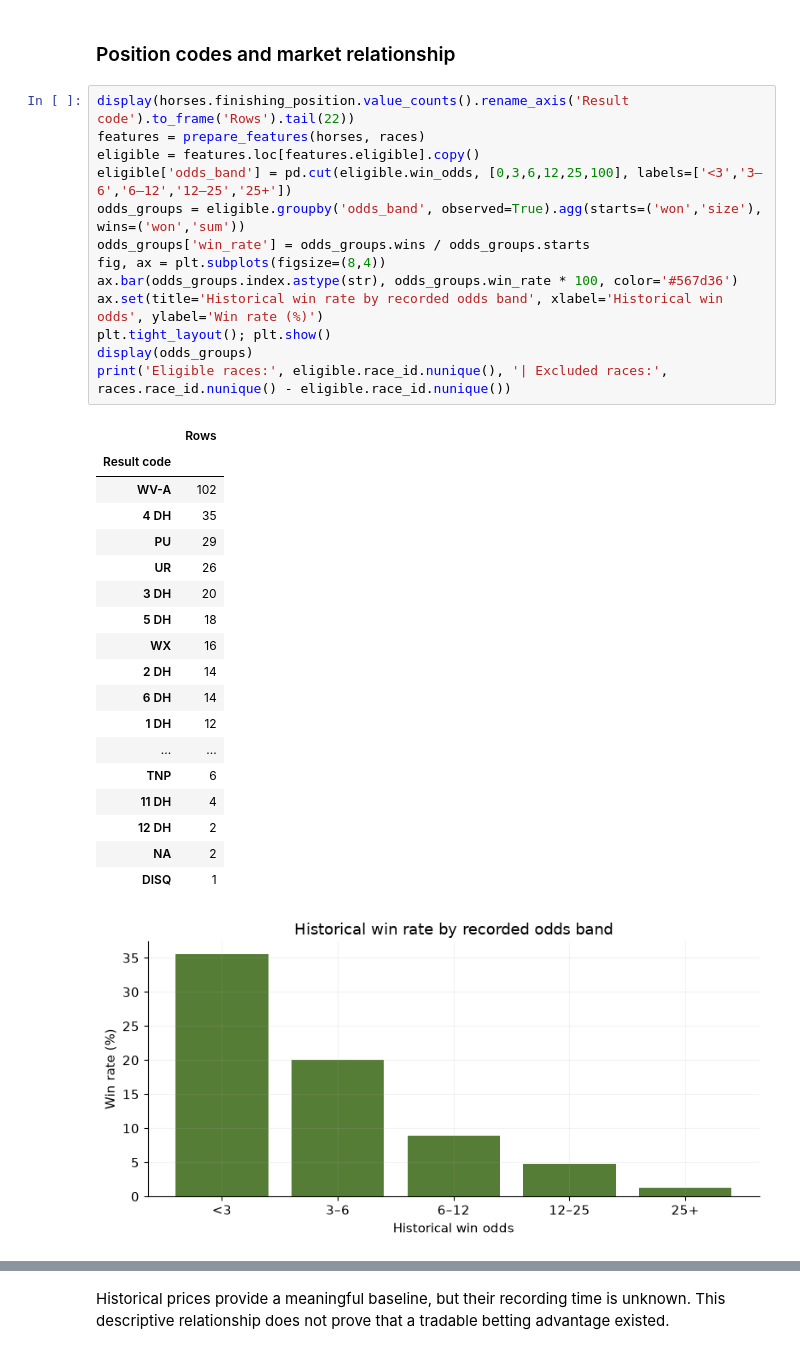
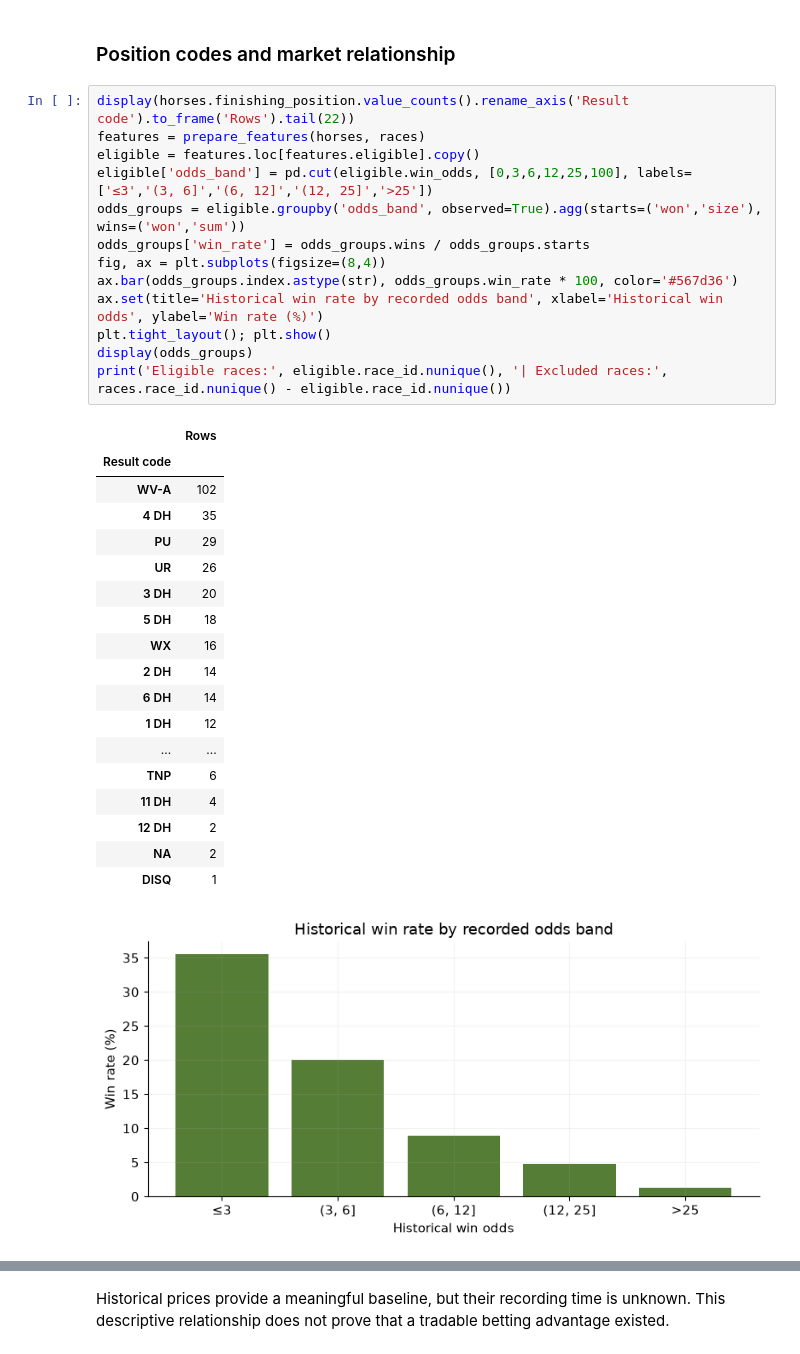
Before and after one commit to Ruoyu-Tianyi/horse-race-dashboard, a Jupyter notebook: notebooks/01_eda_and_validation.ipynb, the cells around one changed output, grey strips where cells are left out. Drawn from its saved outputs; the diff is of its cells as text.

```diff
--- a/notebooks/01_eda_and_validation.ipynb
+++ b/notebooks/01_eda_and_validation.ipynb
@@ -104,34 +104,34 @@ August has no race observations in the snapshot. Empty months are shown as gaps
 display(horses.finishing_position.value_counts().rename_axis('Result code').to_frame('Rows').tail(22))
 features = prepare_features(horses, races)
 eligible = features.loc[features.eligible].copy()
-eligible['odds_band'] = pd.cut(eligible.win_odds, [0,3,6,12,25,100], labels=['<3','3–6','6–12','12–25','25+'])
+eligible['odds_band'] = pd.cut(eligible.win_odds, [0,3,6,12,25,100], labels=['≤3','(3, 6]','(6, 12]','(12, 25]','>25'])
 odds_groups = eligible.groupby('odds_band', observed=True).agg(starts=('won','size'), wins=('won','sum'))
 odds_groups['win_rate'] = odds_groups.wins / odds_groups.starts
 fig, ax = plt.subplots(figsize=(8,4))
 ax.bar(odds_groups.index.astype(str), odds_groups.win_rate * 100, color='#567d36')
 ax.set(title='Historical win rate by recorded odds band', xlabel='Historical win odds', ylabel='Win rate (%)')
 plt.tight_layout(); plt.show()
 display(odds_groups)
 print('Eligible races:', eligible.race_id.nunique(), '| Excluded races:', races.race_id.nunique() - eligible.race_id.nunique())
 # %% [output]
 |  | Rows |
 | Result code |  |
 | WV-A | 102 |
 | 4 DH | 35 |
 | PU | 29 |
 | UR | 26 |
 | 3 DH | 20 |
 | 5 DH | 18 |
 | WX | 16 |
 | 2 DH | 14 |
 | 6 DH | 14 |
 | 1 DH | 12 |
 | ... | ... |
 | TNP | 6 |
 | 11 DH | 4 |
 | 12 DH | 2 |
 | NA | 2 |
 | DISQ | 1 |
-[figure, old version]
+[figure, new version]
 |  | starts | wins | win_rate |
 | odds_band |  |  |  |
```
Also changed, not shown: parts of 4 cells of this notebook, 4 other files.
